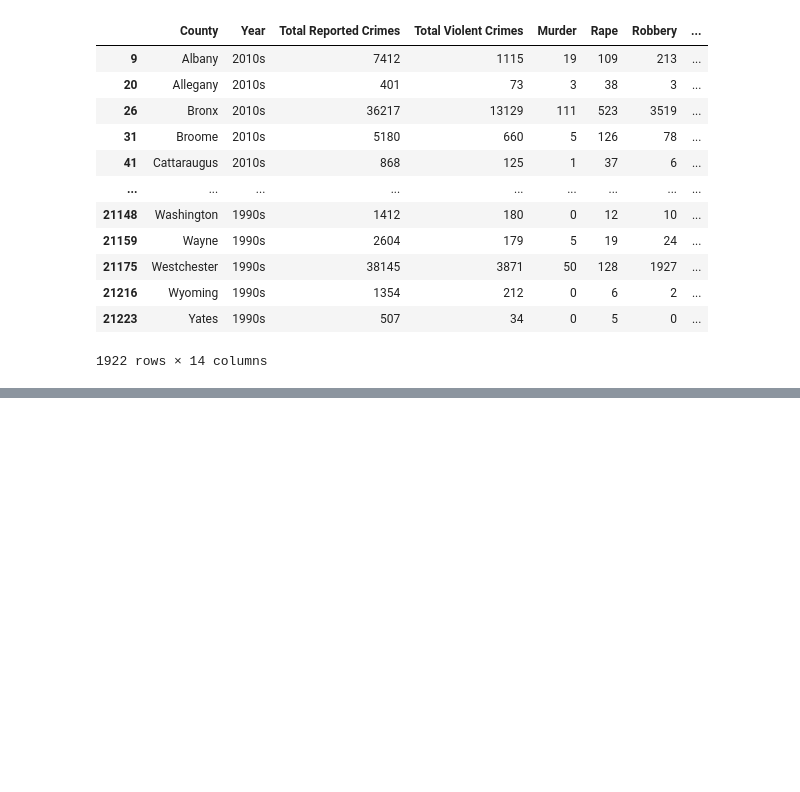
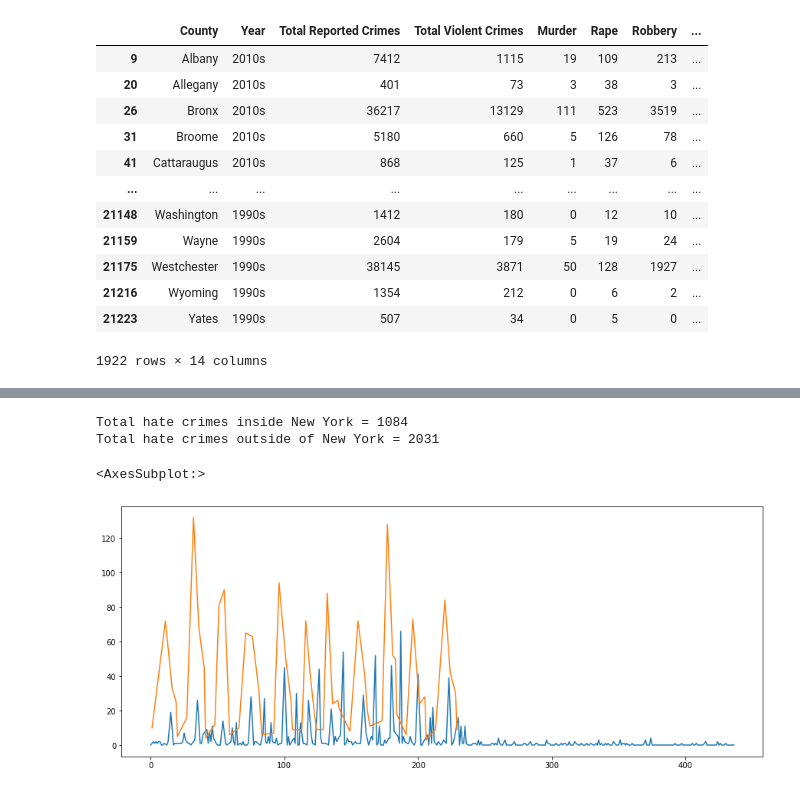
Before and after one commit to BlackYun2/data-science-project, a Jupyter notebook: Group 19.ipynb, the cells around one changed output, grey strips where cells are left out. Cells and saved outputs as stored; diff of their text form; code cells hidden in the pictures; blank space fills up the shorter version.

```diff
--- a/Group 19.ipynb
+++ b/Group 19.ipynb
@@ -259,0 +439,19 @@ Name: Total Reported Crimes, dtype: int32
+# %%
+
+Anti_reg_col = final.iloc[:, 27:42].sum(axis=1)
+anti_reg = pd.concat([final.iloc[:, 0:42], Anti_reg_col, final.iloc[:, 42:]], axis=1)
+anti_reg.rename(columns={0: "Anti-Religious Groups"}, inplace=True)
+
+not_new_york = anti_reg.loc[(anti_reg["Region_Non-New York City"] == 1)]
+in_new_york = anti_reg.loc[(anti_reg["Region_New York City"] == 1)]
+
+print("Total hate crimes inside New York = " + str(not_new_york["Anti-Religious Groups"].sum()))
+print("Total hate crimes outside of New York = " + str(in_new_york["Anti-Religious Groups"].sum()))
+
+not_new_york["Anti-Religious Groups"].plot(figsize=(15,6))
+in_new_york["Anti-Religious Groups"].plot(figsize=(15,6))
+# %% [output]
+Total hate crimes inside New York = 1084
+Total hate crimes outside of New York = 2031
+<AxesSubplot:>
+[figure, added]
```
Also changed, not shown: parts of 30 cells of this notebook, 14 other files.
